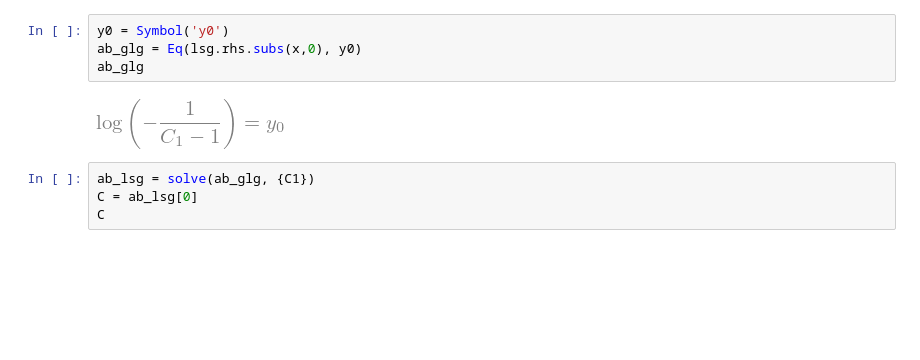
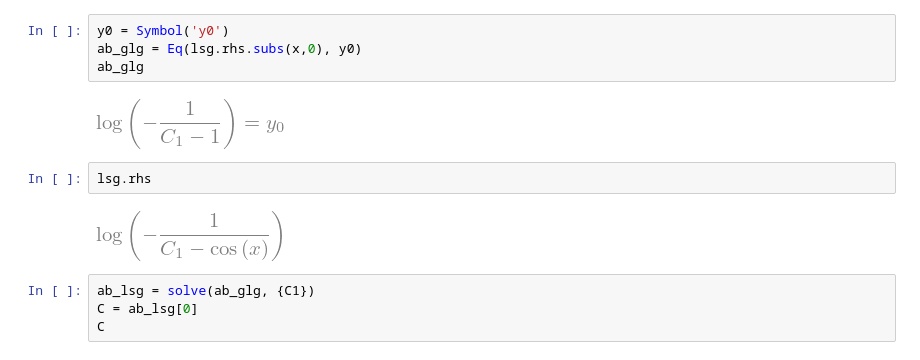
Before and after one commit to Ruediger-Braun/compana20, a Jupyter notebook: Lektion11.ipynb, the cells around one changed output. Drawn from its saved outputs; the diff is of its cells as text; blank space fills up the shorter version.

```diff
--- a/Lektion11.ipynb
+++ b/Lektion11.ipynb
@@ -298,6 +313,10 @@ ab_glg = Eq(lsg.rhs.subs(x,0), y0)
 ab_glg
 # %% [output]
 [figure]
+# %%
+lsg.rhs
+# %% [output]
+[figure, added]
 # %%
 ab_lsg = solve(ab_glg, {C1})
 C = ab_lsg[0]
```
Also changed, not shown: parts of 8 cells of this notebook.
